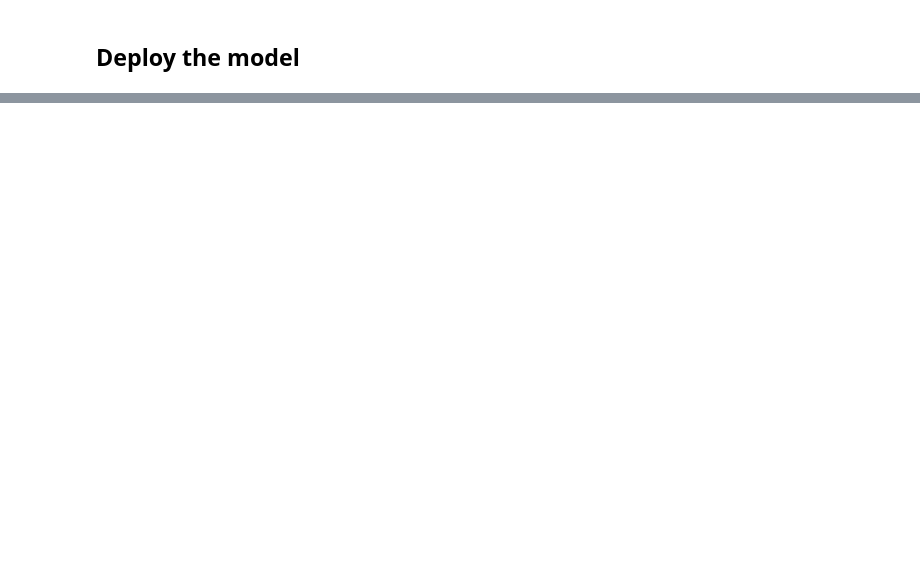
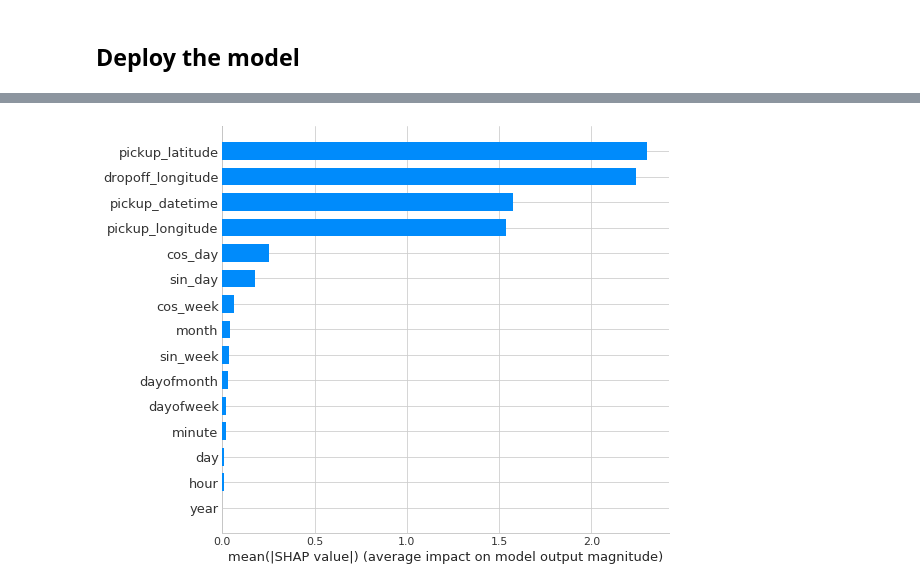
Before and after one commit to AndreasMerentitis/Sagemaker-Athena-NYC-taxi, a Jupyter notebook: taxi_fare_prediction_debug.ipynb, the cells around one changed output, grey strips where cells are left out. Drawn from its saved outputs; the diff is of its cells as text; code cells hidden in the pictures; blank space fills up the shorter version.

```diff
--- a/taxi_fare_prediction_debug.ipynb
+++ b/taxi_fare_prediction_debug.ipynb
@@ -574,0 +579,19 @@ xgb_predictor = xgboost_estimator.deploy(initial_instance_count=1, instance_type
+# %%
+df_sample = df_sample.iloc[:, 1:]
+# %%
+from sagemaker.predictor import csv_serializer
+
+xgb_predictor.content_type = 'text/csv'
+xgb_predictor.serializer = csv_serializer
+xgb_predictor.deserializer = None
+
+def predict(data, rows=500):
+    split_array = np.array_split(data, int(data.shape[0] / float(rows) + 1))
+    predictions = ''
+    for array in split_array:
+        predictions = ','.join([predictions, xgb_predictor.predict(array).decode('utf-8')])
+
+    return np.fromstring(predictions[1:], sep=',')
+
+predictions = predict(df_sample.as_matrix()[:, 1:])
+predictions
@@ -574,0 +617,2 @@ xgb_predictor = xgboost_estimator.deploy(initial_instance_count=1, instance_type
+# %%
+explainer = shap.KernelExplainer(predict,df_sample.as_matrix())
@@ -574,0 +622,2 @@ xgb_predictor = xgboost_estimator.deploy(initial_instance_count=1, instance_type
+# %%
+shap_values = explainer.shap_values(df_sample.as_matrix(), nsamples=100)
@@ -574,0 +663,6 @@ xgb_predictor = xgboost_estimator.deploy(initial_instance_count=1, instance_type
+# %%
+shap_no_base = shap_values[:, :-1]
+shap_base_value = shap_values[0, -1]
+shap.summary_plot(shap_no_base, plot_type='bar', feature_names=feature_names)
+# %% [output]
+[figure, added]
```
Also changed, not shown: parts of 30 cells of this notebook.
